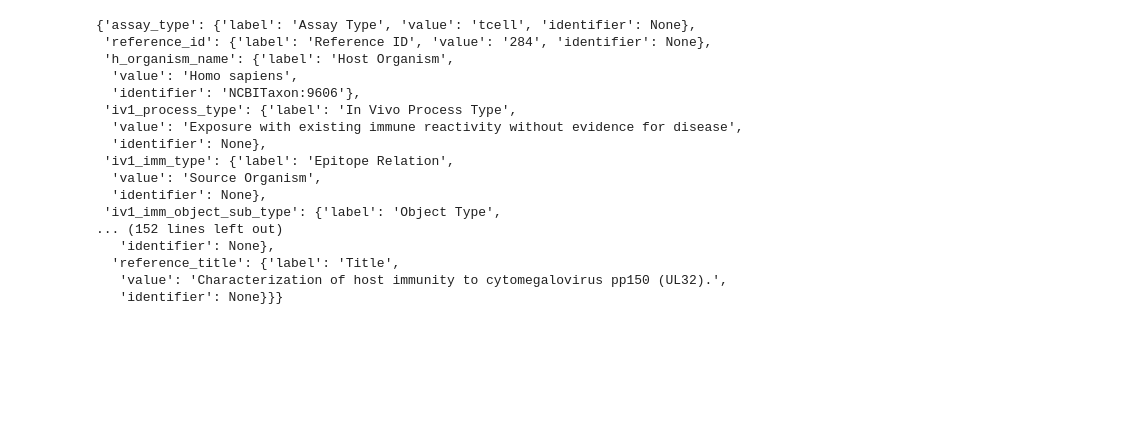
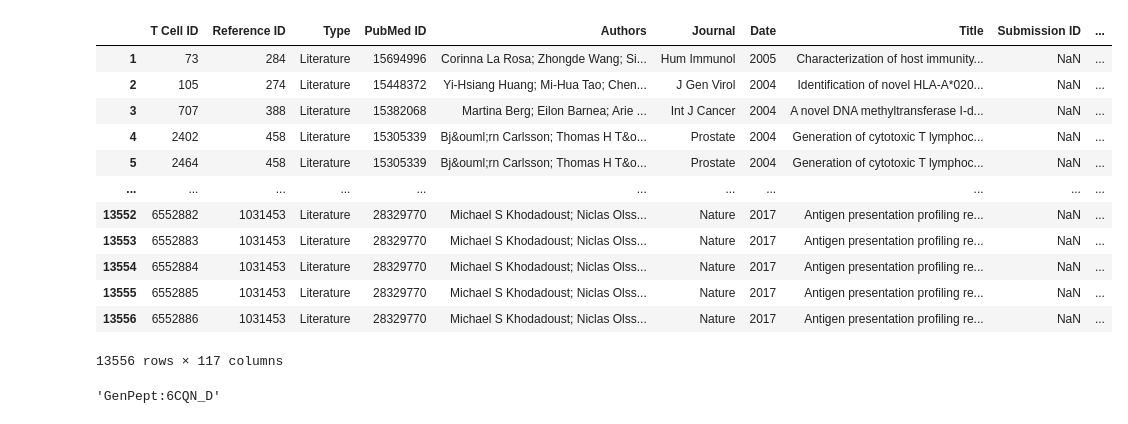
Before and after one commit to Lee-CBG/ATM-TCR, a Jupyter notebook: data/IEDB_Webscraping.ipynb, the cells around one changed output. Saved outputs shown, nothing was run; the diff lists cells and outputs as text; code cells hidden in the pictures; blank space fills up the shorter version.

Commit message:
Pulling from T-Cell object at the moment

```diff
--- a/data/IEDB_Webscraping.ipynb
+++ b/data/IEDB_Webscraping.ipynb
@@ -8,46 +8,52 @@ pd.set_option("display.max.columns", None)
 # %%
 # Obtain the list of id's for the webpages to scrape
 iedbfile = pd.read_csv('iedb_data.csv', sep=',', error_bad_lines=False, dtype='unicode')
 new_header = iedbfile.iloc[0]
 iedbfile = iedbfile[1:]
 iedbfile.columns = new_header
 listofIds = iedbfile['T Cell ID'].tolist()
+iedbfile
+# %% [output]
+|  | T Cell ID | Reference ID | Type | PubMed ID | Authors | Journal | Date | Title | Submission ID | ... |
+| 1 | 73 | 284 | Literature | 15694996 | Corinna La Rosa; Zhongde Wang; Si... | Hum Immunol | 2005 | Characterization of host immunity... | NaN | ... |
+| 2 | 105 | 274 | Literature | 15448372 | Yi-Hsiang Huang; Mi-Hua Tao; Chen... | J Gen Virol | 2004 | Identification of novel HLA-A*020... | NaN | ... |
+| 3 | 707 | 388 | Literature | 15382068 | Martina Berg; Eilon Barnea; Arie ... | Int J Cancer | 2004 | A novel DNA methyltransferase I-d... | NaN | ... |
+| 4 | 2402 | 458 | Literature | 15305339 | Bj&ouml;rn Carlsson; Thomas H T&o... | Prostate | 2004 | Generation of cytotoxic T lymphoc... | NaN | ... |
+| 5 | 2464 | 458 | Literature | 15305339 | Bj&ouml;rn Carlsson; Thomas H T&o... | Prostate | 2004 | Generation of cytotoxic T lymphoc... | NaN | ... |
+| ... | ... | ... | ... | ... | ... | ... | ... | ... | ... | ... |
+| 13552 | 6552882 | 1031453 | Literature | 28329770 | Michael S Khodadoust; Niclas Olss... | Nature | 2017 | Antigen presentation profiling re... | NaN | ... |
+| 13553 | 6552883 | 1031453 | Literature | 28329770 | Michael S Khodadoust; Niclas Olss... | Nature | 2017 | Antigen presentation profiling re... | NaN | ... |
+| 13554 | 6552884 | 1031453 | Literature | 28329770 | Michael S Khodadoust; Niclas Olss... | Nature | 2017 | Antigen presentation profiling re... | NaN | ... |
+| 13555 | 6552885 | 1031453 | Literature | 28329770 | Michael S Khodadoust; Niclas Olss... | Nature | 2017 | Antigen presentation profiling re... | NaN | ... |
+| 13556 | 6552886 | 1031453 | Literature | 28329770 | Michael S Khodadoust; Niclas Olss... | Nature | 2017 | Antigen presentation profiling re... | NaN | ... |
+13556 rows × 117 columns
 # %%
 # Extracting TCRs
 # https://www.iedb.org/assay/"T Cell ID" <- webpage for each of these
-url = "http://www.iedb.org/assay/73"
+"""
+baseURL = 'https://www.iedb.org/assay/'
+#TODO: This should be a list of tuples between antigen and TCR
+proteinURLs = []
+for tId in listofIds:
+    r = requests.get(''.join(baseURL, tId))
+    soup = BeautifulSoup(r.content,'lxml')
+    pattern = 'var resultData.*};'
+    a = re.search(pattern, str(soup))
+    extractedJson = re.sub('^var resultData = ', '', a.group())
+    proteinURLs.append(json.loads(extractedJson[:-1])['tcr_mol1_name']['identifier'])
+
+baseURL = 'https://www.ncbi.nlm.nih.gov/protein/6CQN_D'
+for url in proteinURLs:
+    r = requests.get(''.join(baseURL, url))
+
+"""
+
+url = "http://www.iedb.org/assay/3968896"
 r = requests.get(url)
 soup = BeautifulSoup(r.content,'lxml')
 pattern = 'var resultData.*};'
 a = re.search(pattern, str(soup))
 extractedJson = re.sub('^var resultData = ', '', a.group())
-json.loads(extractedJson[:-1])
-
-"""
-baseURL = 'https://www.iedb.org/assay/'
-for tId in listofIds:
-    r = requests.get(''.join(url, tId))
-    soup = BeautifulSoup(r.content,'lxml')
-    pattern = 'var resultData.*};'
-    a = re.search(pattern, str(soup))
-    extractedJson = re.sub('^var resultData = ', '', a.group())
-    json.loads(extractedJson[:-1])
-"""
+json.loads(extractedJson[:-1])['tcr_mol1_name']['identifier']
 # %% [output]
-{'assay_type': {'label': 'Assay Type', 'value': 'tcell', 'identifier': None},
- 'reference_id': {'label': 'Reference ID', 'value': '284', 'identifier': None},
- 'h_organism_name': {'label': 'Host Organism',
-  'value': 'Homo sapiens',
-  'identifier': 'NCBITaxon:9606'},
- 'iv1_process_type': {'label': 'In Vivo Process Type',
-  'value': 'Exposure with existing immune reactivity without evidence for disease',
-  'identifier': None},
- 'iv1_imm_type': {'label': 'Epitope Relation',
-  'value': 'Source Organism',
-  'identifier': None},
- 'iv1_imm_object_sub_type': {'label': 'Object Type',
-... (152 lines left out)
-   'identifier': None},
-  'reference_title': {'label': 'Title',
-   'value': 'Characterization of host immunity to cytomegalovirus pp150 (UL32).',
-   'identifier': None}}}
+'GenPept:6CQN_D'
```
